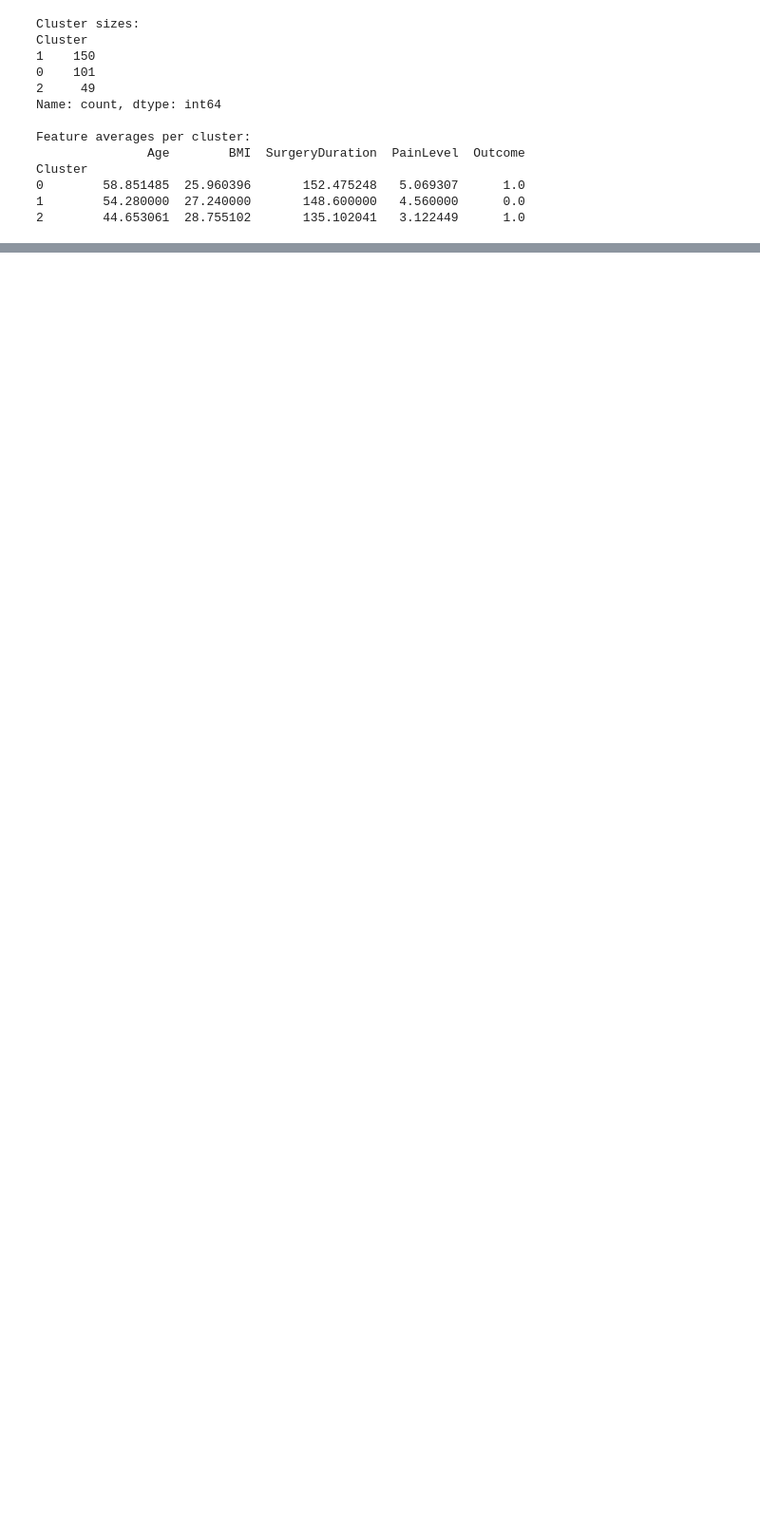
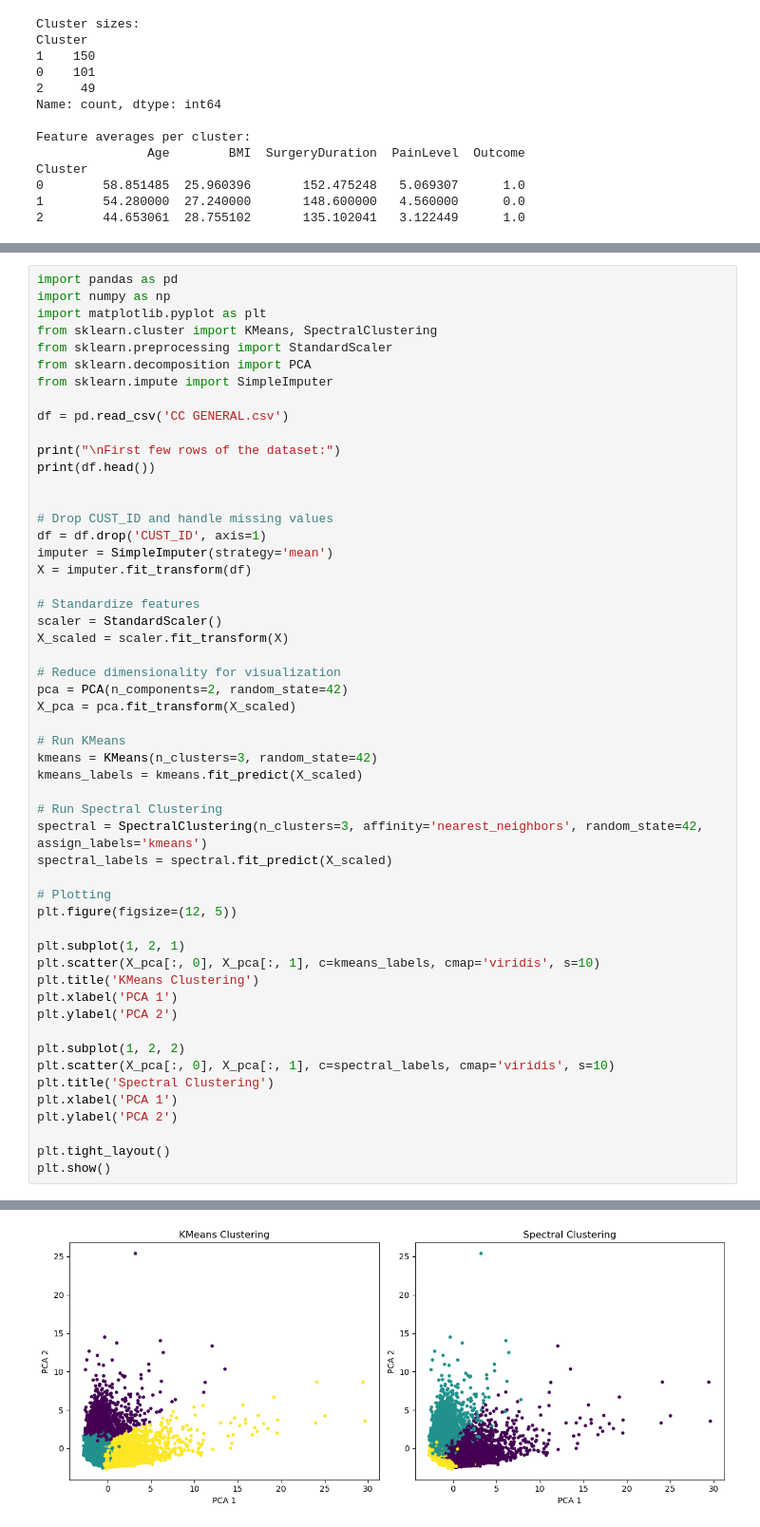
Before and after one commit to pruthvi1800/harvardClustering, a Jupyter notebook: clustering_demo_version.ipynb, the cells around one changed output, grey strips where cells are left out. Shown at 95% size. Drawn from its saved outputs; the diff is of its cells as text; blank space fills up the shorter version.

```diff
--- a/clustering_demo_version.ipynb
+++ b/clustering_demo_version.ipynb
@@ -236,0 +253,54 @@ Spectral Clustering Silhouette Score: 0.180
+# %%
+import pandas as pd
+import numpy as np
+import matplotlib.pyplot as plt
+from sklearn.cluster import KMeans, SpectralClustering
+from sklearn.preprocessing import StandardScaler
+from sklearn.decomposition import PCA
+from sklearn.impute import SimpleImputer
+
+df = pd.read_csv('CC GENERAL.csv')
+
+print("\nFirst few rows of the dataset:")
+print(df.head())
+
+
+# Drop CUST_ID and handle missing values
+df = df.drop('CUST_ID', axis=1)
+imputer = SimpleImputer(strategy='mean')
+X = imputer.fit_transform(df)
+
+# Standardize features
+scaler = StandardScaler()
+X_scaled = scaler.fit_transform(X)
+
+# Reduce dimensionality for visualization
+pca = PCA(n_components=2, random_state=42)
+X_pca = pca.fit_transform(X_scaled)
+
+# Run KMeans
+kmeans = KMeans(n_clusters=3, random_state=42)
+kmeans_labels = kmeans.fit_predict(X_scaled)
+
+# Run Spectral Clustering
+spectral = SpectralClustering(n_clusters=3, affinity='nearest_neighbors', random_state=42, assign_labels='kmeans')
+spectral_labels = spectral.fit_predict(X_scaled)
+
+# Plotting
+plt.figure(figsize=(12, 5))
+
+plt.subplot(1, 2, 1)
+plt.scatter(X_pca[:, 0], X_pca[:, 1], c=kmeans_labels, cmap='viridis', s=10)
+plt.title('KMeans Clustering')
+plt.xlabel('PCA 1')
+plt.ylabel('PCA 2')
+
+plt.subplot(1, 2, 2)
+plt.scatter(X_pca[:, 0], X_pca[:, 1], c=spectral_labels, cmap='viridis', s=10)
+plt.title('Spectral Clustering')
+plt.xlabel('PCA 1')
+plt.ylabel('PCA 2')
+
+plt.tight_layout()
+plt.show()
+# %% [output]
@@ -237,3 +324,4 @@ Spectral Clustering Silhouette Score: 0.180
+[figure, added]
 # %%
 import numpy as np
 import matplotlib.pyplot as plt
```
Also changed, not shown: parts of 5 cells of this notebook.
